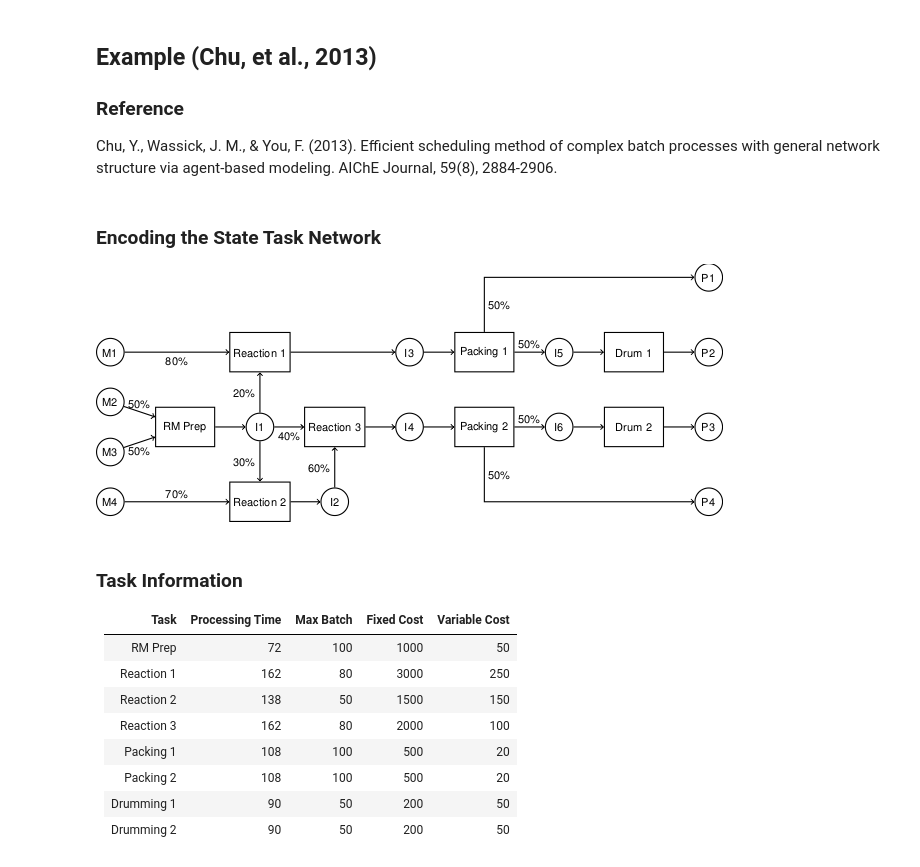
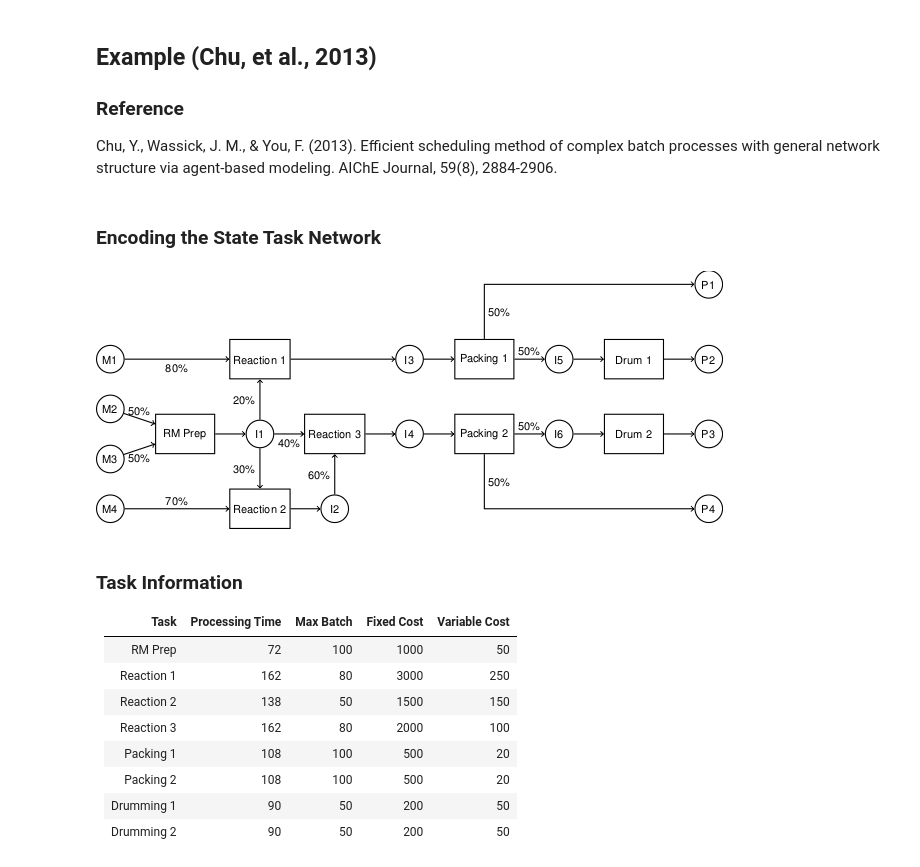
Before and after one commit to jckantor/STN-Scheduler, a Jupyter notebook: notebooks/2_Chu_State_Task_Network.ipynb, the cells around one changed output. Saved outputs shown, nothing was run; the diff lists cells and outputs as text; code cells hidden in the pictures.

Commit message:
display images with Image

```diff
--- a/notebooks/2_Chu_State_Task_Network.ipynb
+++ b/notebooks/2_Chu_State_Task_Network.ipynb
@@ -8,8 +8,11 @@
 Chu, Y., Wassick, J. M., & You, F. (2013). Efficient scheduling method of complex batch processes with general network structure via agent‐based modeling. AIChE Journal, 59(8), 2884-2906.
 # %% [markdown]
 ### Encoding the State Task Network
-
-![Chu_2013.png](attachment:Chu_2013.png)
+# %%
+from IPython.display import Image
+Image('../images/Chu_2013.png')
+# %% [output]
+[figure, added]
 # %%
 %matplotlib inline
 
```
